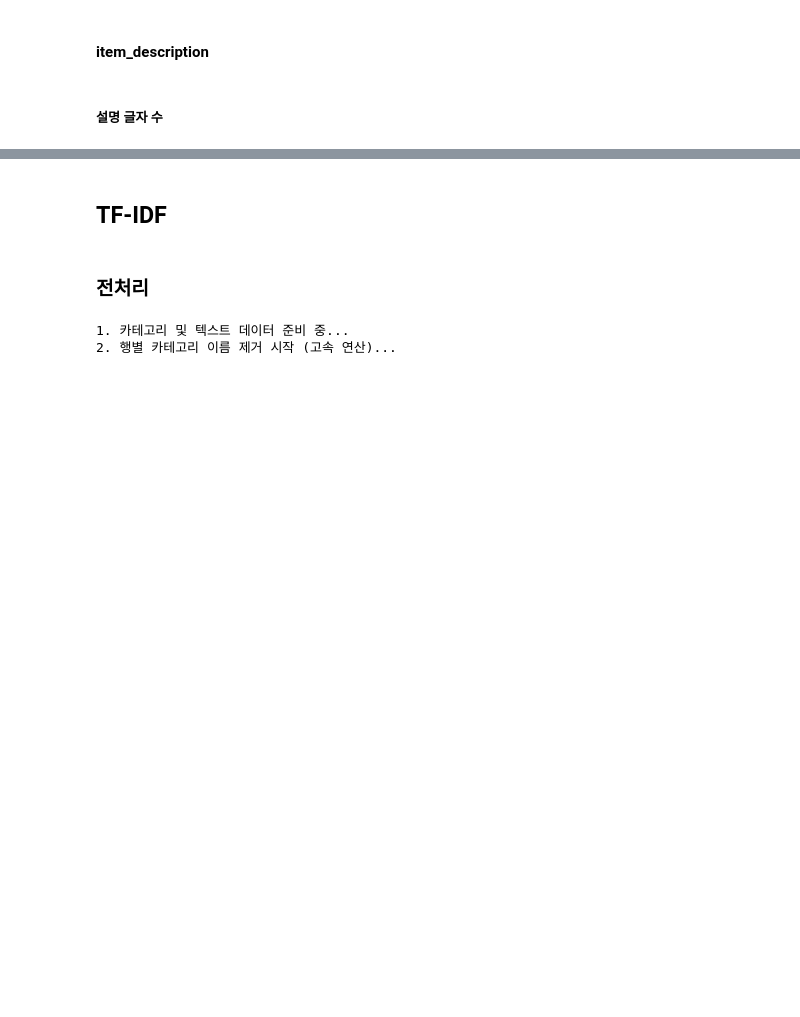
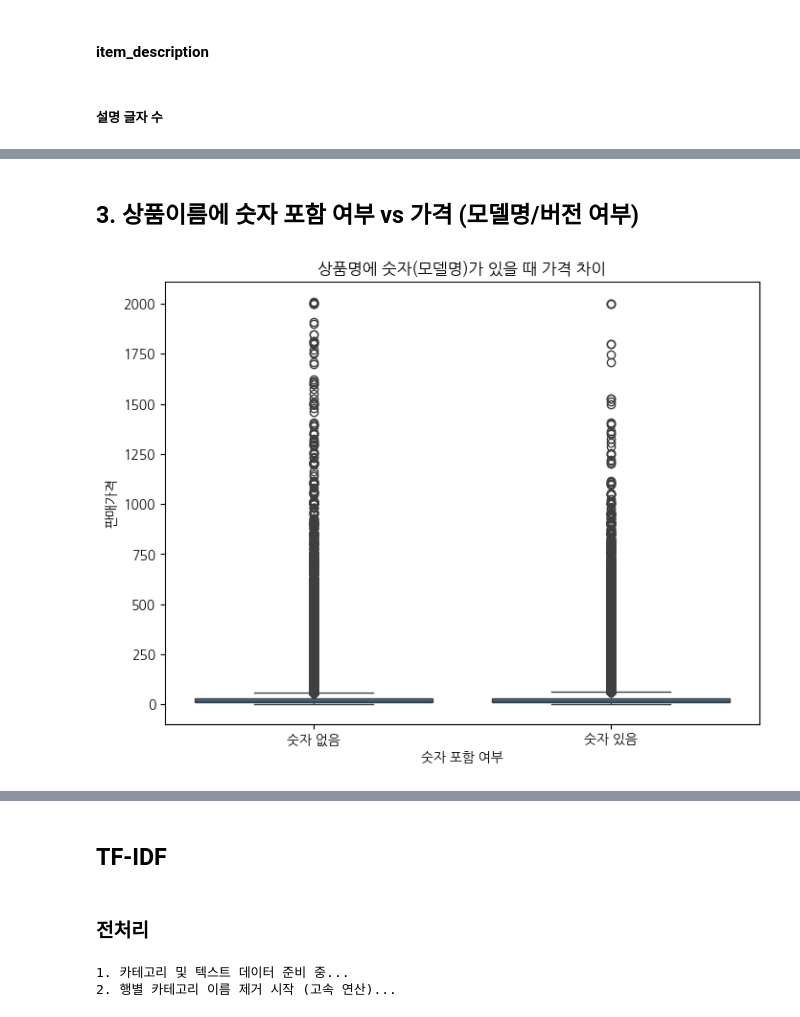
Before and after one commit to S-HNJN/first-repository, a Jupyter notebook: Mercari.ipynb, the cells around one changed output, grey strips where cells are left out. Cells and saved outputs as stored; diff of their text form; code cells hidden in the pictures; blank space fills up the shorter version.

```diff
--- a/Mercari.ipynb
+++ b/Mercari.ipynb
@@ -482,0 +606,18 @@ mercari_df['desc_digit_count'] = mercari_df['item_description'].str.count(r"\d")
+# %% [markdown]
+## 3. 상품이름에 숫자 포함 여부 vs 가격 (모델명/버전 여부)
+# %%
+plt.figure(figsize=(8,6))
+
+sns.boxplot(
+    x=mercari_df['이름 숫자'],
+    y=mercari_df['가격']
+)
+
+plt.xticks([0,1], ['숫자 없음', '숫자 있음'])
+
+plt.title('상품명에 숫자(모델명)가 있을 때 가격 차이')
+plt.xlabel('숫자 포함 여부')
+plt.ylabel('판매가격')
+plt.show()
+# %% [output]
+[figure, added]
```
Also changed, not shown: parts of 96 cells of this notebook.
